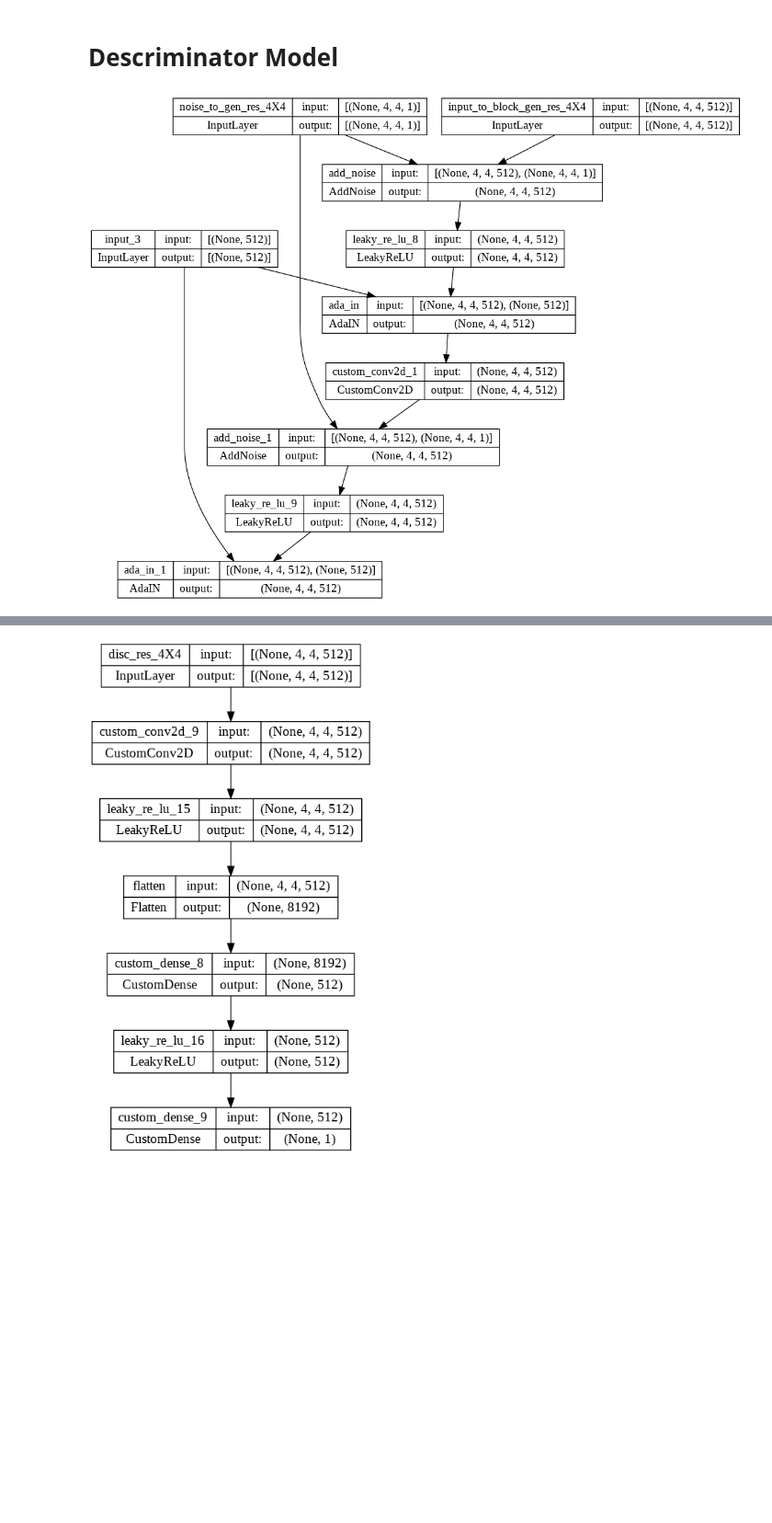
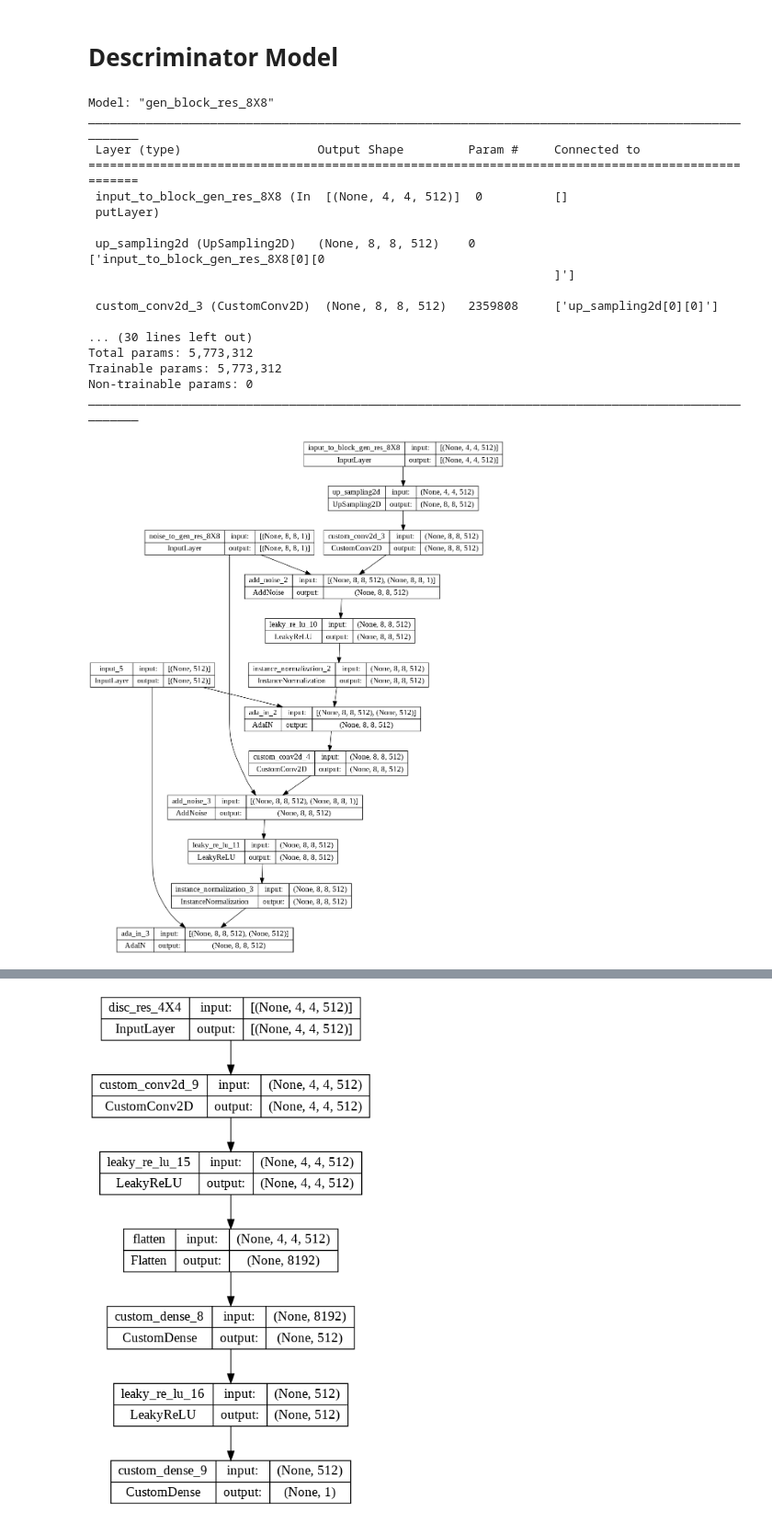
Before and after one commit to Hrishabh17/StyleGAN, a Jupyter notebook: StyleGAN.ipynb, the cells around one changed output, grey strips where cells are left out. Shown at 92% size. Cells and saved outputs as stored; diff of their text form; code cells hidden in the pictures; blank space fills up the shorter version.

```diff
--- a/StyleGAN.ipynb
+++ b/StyleGAN.ipynb
@@ -93,7 +142,7 @@ class CustomDense(tf.keras.layers.Layer):
 
   def call(self, inputs):
     output = tf.add(tf.matmul(inputs, self.scale * self.w), self.b)
-    return output
+    return output * self.learning_rate_multiplier
 # %% [markdown]
 # Custom Conv2D layer
 # %%
@@ -167,9 +234,9 @@ class AdaIN(tf.keras.layers.Layer):
 
   def call(self, inputs):
     x, w = inputs
-    x = tfa.layers.InstanceNormalization()(x)
-    sf = tf.reshape(self.scale_factor(w), shape = (-1, 1, 1, self.x_channels))
-    bf = tf.reshape(self.bias_factor(w), saphe = (-1, 1, 1, self.x_channels))
+    sf = tf.reshape(self.scale_factor(w), [-1, 1, 1, self.x_channels])
+    bf = tf.reshape(self.bias_factor(w), [-1, 1, 1, self.x_channels])
+
     return sf * x + bf
 # %% [markdown]
 # Add Stochastic Variation through noise
@@ -230,14 +297,14 @@ class Generator:
       to_RGB = tf.keras.Sequential([
           tf.keras.Input(shape = (resolution, resolution, filter_num)),
           CustomConv2D(out_channels=3, kernel=1, gain = 1)
-      ])
+      ], name=f"to_rgb_{resolution}X{resolution}")
       self.toRGB.append(to_RGB)
 
       is_base = i == self.start_res_log2
       if is_base:
-        input_shape = [resolution , resolution, self.filters_num[i-1]]
+        input_shape = (resolution , resolution, self.filters_num[i-1])
       else:
-        input_shape = [2**(i-1), 2**(i-1), self.filters_num[i-1]]
+        input_shape = (2**(i-1), 2**(i-1), self.filters_num[i-1])
       g_block = self.build_block(
           filter_num, resolution=resolution, input_shape = input_shape, is_base = is_base
       )
@@ -246,18 +313,21 @@ class Generator:
   def build_block(self, filter, resolution, input_shape, is_base):
     input_to_the_block = tf.keras.Input(shape = input_shape, name=f'input_to_block_gen_res_{resolution}X{resolution}')
     noise = tf.keras.Input(shape = (resolution, resolution, 1), name = f'noise_to_gen_res_{resolution}X{resolution}')
-    w = tf.keras.Input(shape = (512, ))
+    w = tf.keras.Input(shape = 512)
     x = input_to_the_block
+
     if not is_base:
       x = tf.keras.layers.UpSampling2D((2,2))(x)
       x = CustomConv2D(out_channels=filter, kernel=3, gain=2)(x)
     x = AddNoise()([x, noise])
     x = tf.keras.layers.LeakyReLU(0.2)(x)
+    x = tfa.layers.InstanceNormalization()(x)
     x = AdaIN()([x, w])
 
     x = CustomConv2D(out_channels=filter, kernel=3, gain=2)(x)
     x = AddNoise()([x, noise])
     x  = tf.keras.layers.LeakyReLU(0.2)(x)
+    x = tfa.layers.InstanceNormalization()(x)
     x = AdaIN()([x, w])
 
     return tf.keras.Model([input_to_the_block, noise, w], x, name = f"gen_block_res_{resolution}X{resolution}")
@@ -268,29 +338,29 @@ class Generator:
     w = tf.keras.Input(shape=(self.num_stages, 512), name='w')
 
     alpha = tf.keras.Input(shape = (1), name='alpha')
-    x = self.gen_blocks[0]([self.gen_input, w[:,0], self.noise_inputs[0]])
+    x = self.gen_blocks[0]([self.gen_input, self.noise_inputs[0], w[:,0]])
 
     if(num_stages == 1): #base block
       rgb = self.toRGB[0](x)
     else:   #any block after base block
       for i in range(1, num_stages - 1):
-        x = self.gen_blocks[i](x, w[:, i], self.noise_inputs[i])
+        x = self.gen_blocks[i]([x, self.noise_inputs[i],  w[:, i]])
 
       old_rgb = self.toRGB[num_stages - 2](x)
       old_rgb = tf.keras.layers.UpSampling2D((2,2))(old_rgb)
 
       i = num_stages - 1
 
-      x = self.gen_blocks[i](x, w[:, i], self.noise_inputs[i])
+      x = self.gen_blocks[i]([x, self.noise_inputs[i], w[:, i]])
 
       new_rgb = self.toRGB[i](x)
       rgb = fade_in(new_rgb, old_rgb, alpha[0])
 
-      return tf.keras.Model(
-          [self.gen_input, w, self.noise, alpha],
-          rgb,
-          name = f'generator_{resolution}X{resolution}'
-      )
+    return tf.keras.Model(
+        [self.gen_input, w, self.noise_inputs, alpha],
+        rgb,
+        name = f'generator_{resolution}X{resolution}'
+    )
 
   def test(self):
     return self.gen_blocks, self.toRGB
@@ -394,9 +466,27 @@ gen = Generator(2, 4)
 # gen.grow(4)
 g_blocks, rgb_blocks = gen.test()
 # %%
-tf.keras.utils.plot_model(g_blocks[0], show_shapes = True)
+g_blocks[1].summary()
+tf.keras.utils.plot_model(g_blocks[1], show_shapes = True)
 # %% [output]
+Model: "gen_block_res_8X8"
+__________________________________________________________________________________________________
+ Layer (type)                   Output Shape         Param #     Connected to
+==================================================================================================
+ input_to_block_gen_res_8X8 (In  [(None, 4, 4, 512)]  0          []
+ putLayer)
+
+ up_sampling2d (UpSampling2D)   (None, 8, 8, 512)    0           ['input_to_block_gen_res_8X8[0][0
+                                                                 ]']
+
+ custom_conv2d_3 (CustomConv2D)  (None, 8, 8, 512)   2359808     ['up_sampling2d[0][0]']
+
+... (30 lines left out)
+Total params: 5,773,312
+Trainable params: 5,773,312
+Non-trainable params: 0
+__________________________________________________________________________________________________
-[figure, old version]
+[figure, new version]
 # %%
 tf.keras.utils.plot_model(g_blocks[1], show_shapes = True)
 # %% [output]
```
Also changed, not shown: parts of 12 cells of this notebook.
